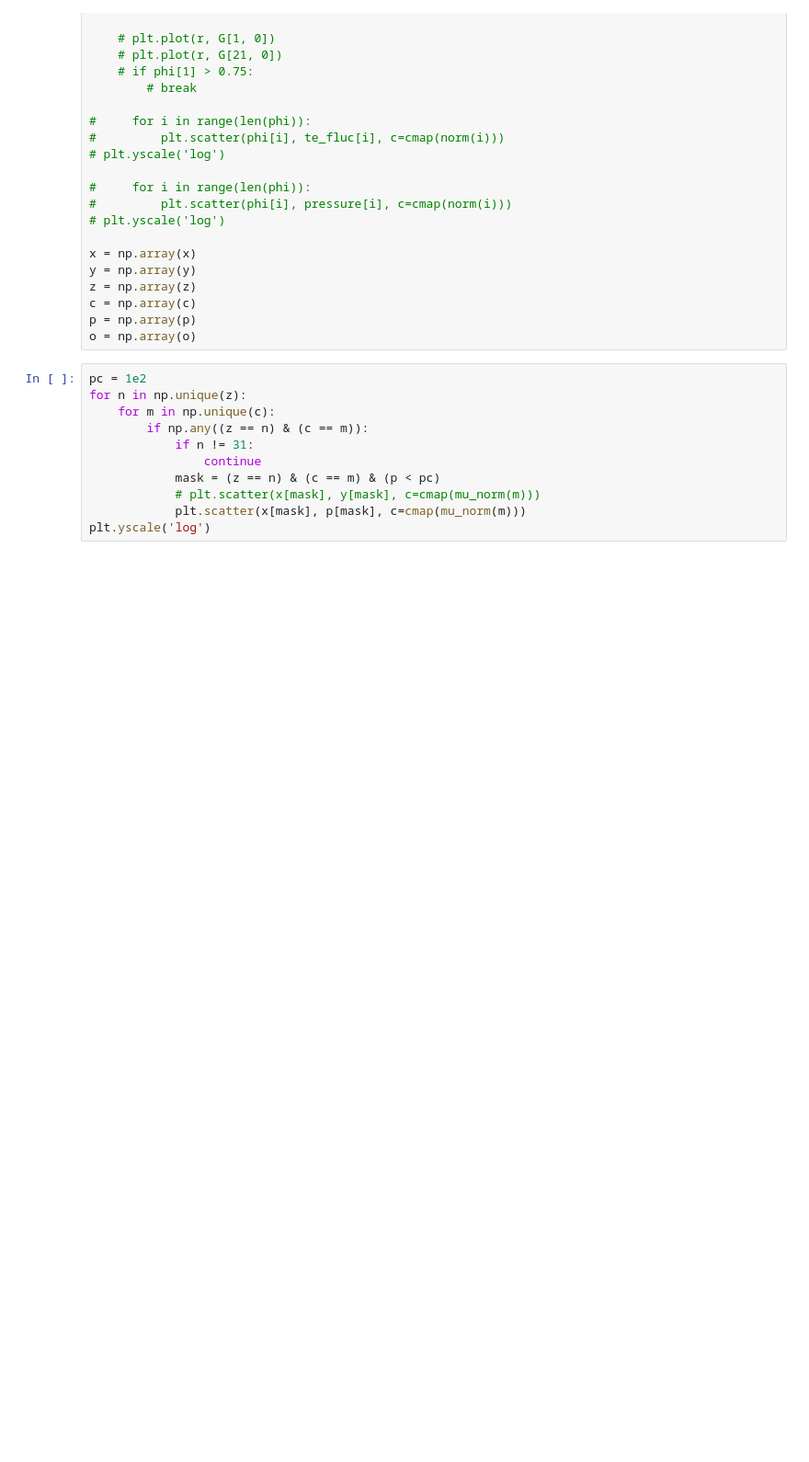
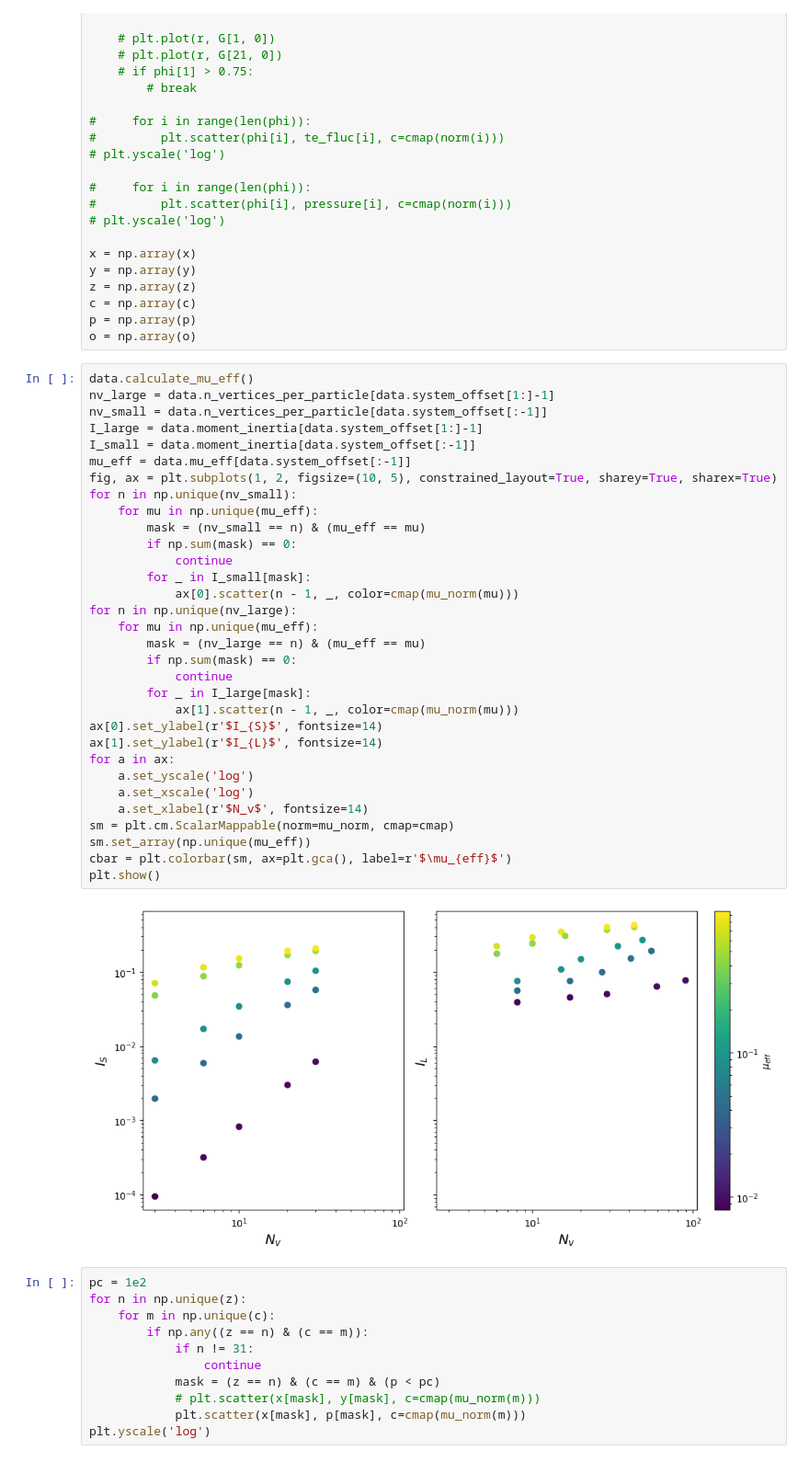
Before and after one commit to mmccraw98/notebooks-fall-25, a Jupyter notebook: 09/run-compression/analyze.ipynb, the cells around one changed output. Shown: that part at 92% size. Drawn from its saved outputs; the diff is of its cells as text; blank space fills up the shorter version.

```diff
--- a/09/run-compression/analyze.ipynb
+++ b/09/run-compression/analyze.ipynb
@@ -76,6 +76,40 @@ z = np.array(z)
 c = np.array(c)
 p = np.array(p)
 o = np.array(o)
+# %%
+data.calculate_mu_eff()
+nv_large = data.n_vertices_per_particle[data.system_offset[1:]-1]
+nv_small = data.n_vertices_per_particle[data.system_offset[:-1]]
+I_large = data.moment_inertia[data.system_offset[1:]-1]
+I_small = data.moment_inertia[data.system_offset[:-1]]
+mu_eff = data.mu_eff[data.system_offset[:-1]]
+fig, ax = plt.subplots(1, 2, figsize=(10, 5), constrained_layout=True, sharey=True, sharex=True)
+for n in np.unique(nv_small):
+    for mu in np.unique(mu_eff):
+        mask = (nv_small == n) & (mu_eff == mu)
+        if np.sum(mask) == 0:
+            continue
+        for _ in I_small[mask]:
+            ax[0].scatter(n - 1, _, color=cmap(mu_norm(mu)))
+for n in np.unique(nv_large):
+    for mu in np.unique(mu_eff):
+        mask = (nv_large == n) & (mu_eff == mu)
+        if np.sum(mask) == 0:
+            continue
+        for _ in I_large[mask]:
+            ax[1].scatter(n - 1, _, color=cmap(mu_norm(mu)))
+ax[0].set_ylabel(r'$I_{S}$', fontsize=14)
+ax[1].set_ylabel(r'$I_{L}$', fontsize=14)
+for a in ax:
+    a.set_yscale('log')
+    a.set_xscale('log')
+    a.set_xlabel(r'$N_v$', fontsize=14)
+sm = plt.cm.ScalarMappable(norm=mu_norm, cmap=cmap)
+sm.set_array(np.unique(mu_eff))
+cbar = plt.colorbar(sm, ax=plt.gca(), label=r'$\mu_{eff}$')
+plt.show()
+# %% [output]
+[figure, added]
 # %%
 pc = 1e2
 for n in np.unique(z):
```
Also changed, not shown: parts of 2 cells of this notebook, 7 other files.
